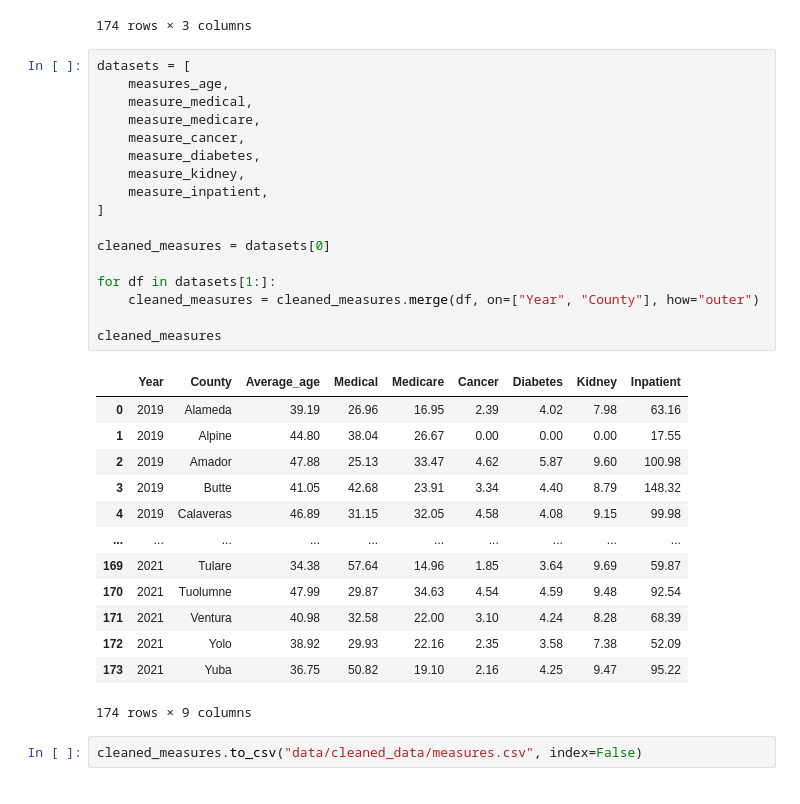
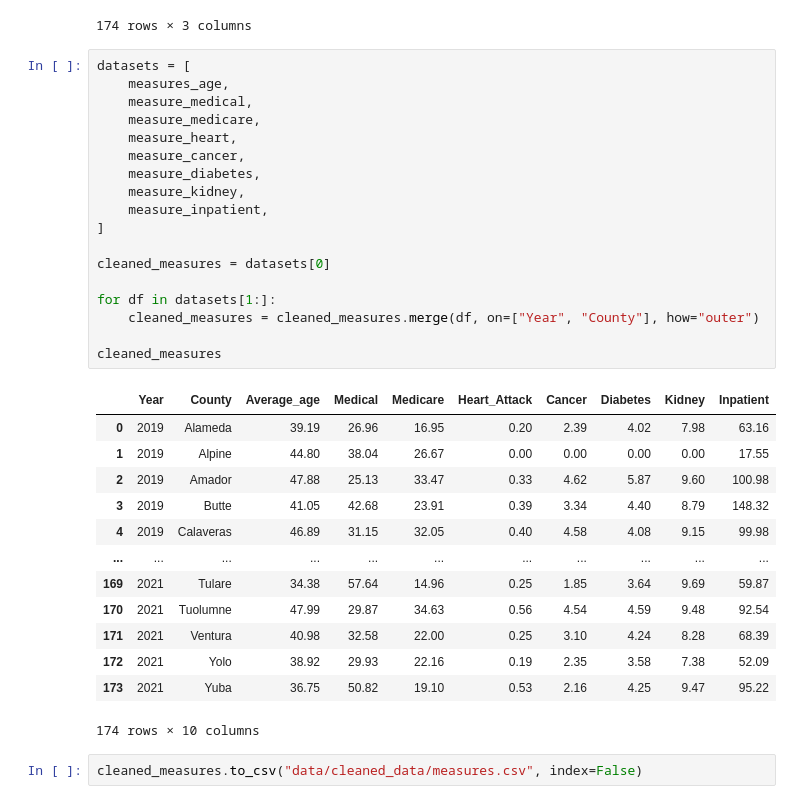
Before and after one commit to yoykyL/CPSC368_Research, a Jupyter notebook: DataCleaning_EDA.ipynb, the cells around one changed output. Saved outputs shown, nothing was run; the diff lists cells and outputs as text.

Commit message:
Add heart attack data

```diff
--- a/DataCleaning_EDA.ipynb
+++ b/DataCleaning_EDA.ipynb
@@ -536,34 +536,35 @@ measure_inpatient
 # %%
 datasets = [
     measures_age,
     measure_medical,
     measure_medicare,
+    measure_heart,
     measure_cancer,
     measure_diabetes,
     measure_kidney,
     measure_inpatient,
 ]
 
 cleaned_measures = datasets[0]
 
 for df in datasets[1:]:
     cleaned_measures = cleaned_measures.merge(df, on=["Year", "County"], how="outer")
 
 cleaned_measures
 # %% [output]
-|  | Year | County | Average_age | Medical | Medicare | Cancer | Diabetes | Kidney | Inpatient |
-| 0 | 2019 | Alameda | 39.19 | 26.96 | 16.95 | 2.39 | 4.02 | 7.98 | 63.16 |
-| 1 | 2019 | Alpine | 44.80 | 38.04 | 26.67 | 0.00 | 0.00 | 0.00 | 17.55 |
-| 2 | 2019 | Amador | 47.88 | 25.13 | 33.47 | 4.62 | 5.87 | 9.60 | 100.98 |
-| 3 | 2019 | Butte | 41.05 | 42.68 | 23.91 | 3.34 | 4.40 | 8.79 | 148.32 |
-| 4 | 2019 | Calaveras | 46.89 | 31.15 | 32.05 | 4.58 | 4.08 | 9.15 | 99.98 |
-| ... | ... | ... | ... | ... | ... | ... | ... | ... | ... |
-| 169 | 2021 | Tulare | 34.38 | 57.64 | 14.96 | 1.85 | 3.64 | 9.69 | 59.87 |
-| 170 | 2021 | Tuolumne | 47.99 | 29.87 | 34.63 | 4.54 | 4.59 | 9.48 | 92.54 |
-| 171 | 2021 | Ventura | 40.98 | 32.58 | 22.00 | 3.10 | 4.24 | 8.28 | 68.39 |
-| 172 | 2021 | Yolo | 38.92 | 29.93 | 22.16 | 2.35 | 3.58 | 7.38 | 52.09 |
-| 173 | 2021 | Yuba | 36.75 | 50.82 | 19.10 | 2.16 | 4.25 | 9.47 | 95.22 |
+|  | Year | County | Average_age | Medical | Medicare | Heart_Attack | Cancer | Diabetes | Kidney | Inpatient |
+| 0 | 2019 | Alameda | 39.19 | 26.96 | 16.95 | 0.20 | 2.39 | 4.02 | 7.98 | 63.16 |
+| 1 | 2019 | Alpine | 44.80 | 38.04 | 26.67 | 0.00 | 0.00 | 0.00 | 0.00 | 17.55 |
+| 2 | 2019 | Amador | 47.88 | 25.13 | 33.47 | 0.33 | 4.62 | 5.87 | 9.60 | 100.98 |
+| 3 | 2019 | Butte | 41.05 | 42.68 | 23.91 | 0.39 | 3.34 | 4.40 | 8.79 | 148.32 |
+| 4 | 2019 | Calaveras | 46.89 | 31.15 | 32.05 | 0.40 | 4.58 | 4.08 | 9.15 | 99.98 |
+| ... | ... | ... | ... | ... | ... | ... | ... | ... | ... | ... |
+| 169 | 2021 | Tulare | 34.38 | 57.64 | 14.96 | 0.25 | 1.85 | 3.64 | 9.69 | 59.87 |
+| 170 | 2021 | Tuolumne | 47.99 | 29.87 | 34.63 | 0.56 | 4.54 | 4.59 | 9.48 | 92.54 |
+| 171 | 2021 | Ventura | 40.98 | 32.58 | 22.00 | 0.25 | 3.10 | 4.24 | 8.28 | 68.39 |
+| 172 | 2021 | Yolo | 38.92 | 29.93 | 22.16 | 0.19 | 2.35 | 3.58 | 7.38 | 52.09 |
+| 173 | 2021 | Yuba | 36.75 | 50.82 | 19.10 | 0.53 | 2.16 | 4.25 | 9.47 | 95.22 |
-174 rows × 9 columns
+174 rows × 10 columns
 # %%
 cleaned_measures.to_csv("data/cleaned_data/measures.csv", index=False)
 # %% [markdown]
```
Also changed, not shown: 1 other file.
